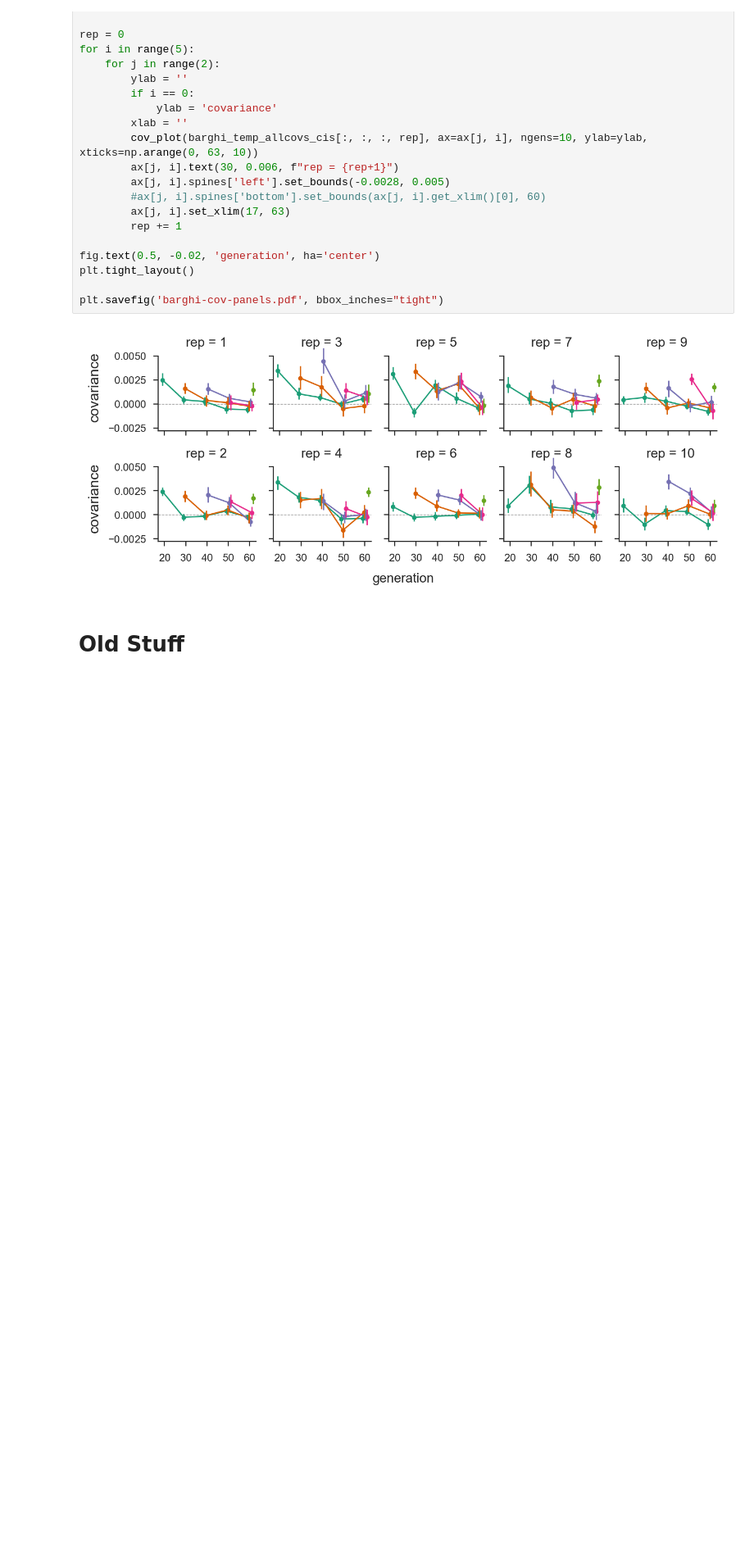
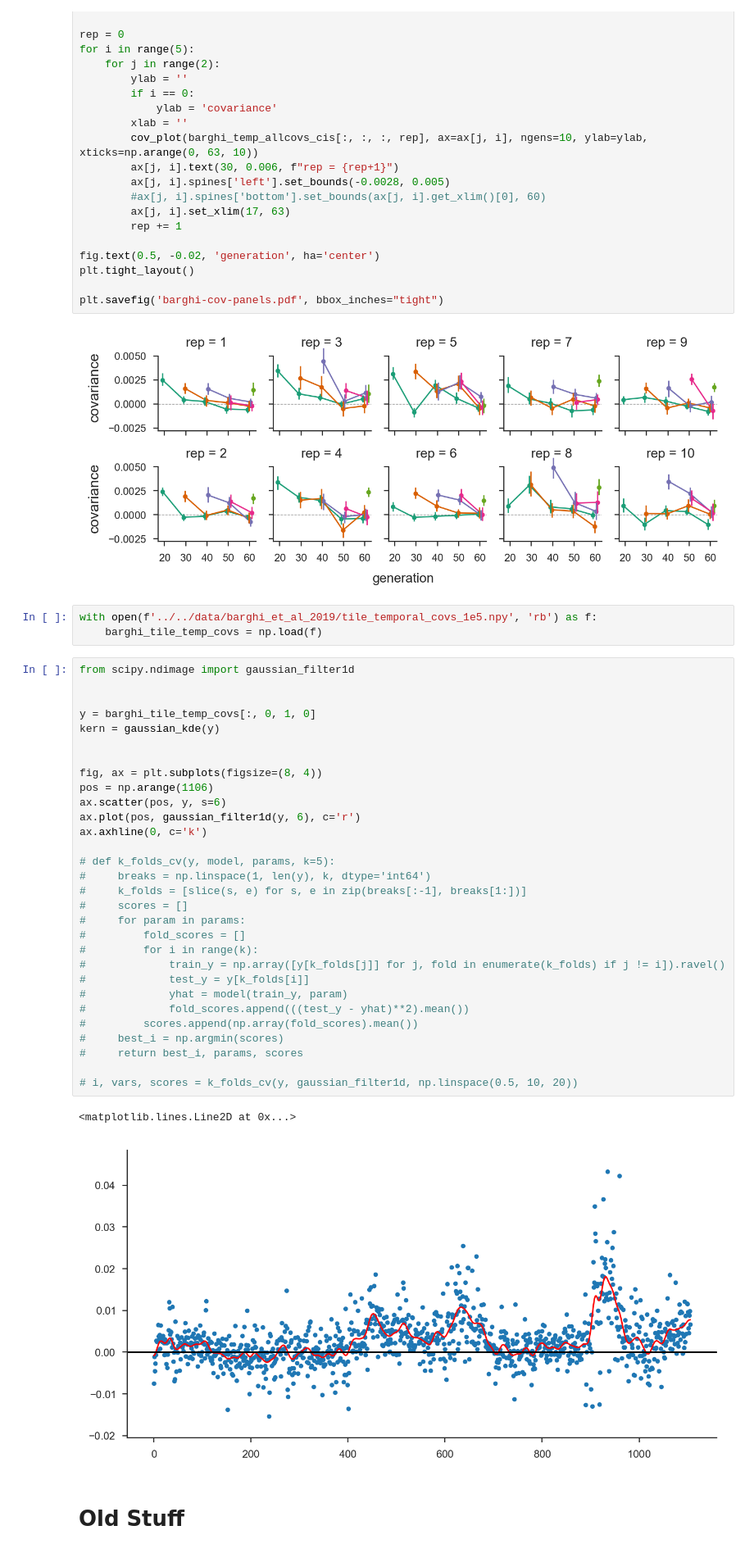
Before and after one commit to vsbuffalo/cvtk, a Jupyter notebook: notebooks/plots/plots.ipynb, the cells around one changed output. Shown at 82% size. Saved outputs shown, nothing was run; the diff lists cells and outputs as text; blank space fills up the shorter version.

```diff
--- a/notebooks/plots/plots.ipynb
+++ b/notebooks/plots/plots.ipynb
@@ -1058,6 +1058,42 @@ plt.tight_layout()
 plt.savefig('barghi-cov-panels.pdf', bbox_inches="tight")
 # %% [output]
 [figure]
+# %%
+with open(f'../../data/barghi_et_al_2019/tile_temporal_covs_1e5.npy', 'rb') as f:
+    barghi_tile_temp_covs = np.load(f)
+# %%
+from scipy.ndimage import gaussian_filter1d
+
+
+y = barghi_tile_temp_covs[:, 0, 1, 0]
+kern = gaussian_kde(y)
+
+
+fig, ax = plt.subplots(figsize=(8, 4))
+pos = np.arange(1106)
+ax.scatter(pos, y, s=6)
+ax.plot(pos, gaussian_filter1d(y, 6), c='r')
+ax.axhline(0, c='k')
+
+# def k_folds_cv(y, model, params, k=5):
+#     breaks = np.linspace(1, len(y), k, dtype='int64')
+#     k_folds = [slice(s, e) for s, e in zip(breaks[:-1], breaks[1:])]
+#     scores = []
+#     for param in params:
+#         fold_scores = []
+#         for i in range(k):
+#             train_y = np.array([y[k_folds[j]] for j, fold in enumerate(k_folds) if j != i]).ravel()
+#             test_y = y[k_folds[i]]
+#             yhat = model(train_y, param)
+#             fold_scores.append(((test_y - yhat)**2).mean())
+#         scores.append(np.array(fold_scores).mean())
+#     best_i = np.argmin(scores)
+#     return best_i, params, scores
+
+# i, vars, scores = k_folds_cv(y, gaussian_filter1d, np.linspace(0.5, 10, 20))
+# %% [output]
+<matplotlib.lines.Line2D at 0x...>
+[figure, added]
 # %% [markdown]
 # Old Stuff
 # %%
```
Also changed, not shown: 2 other files.
